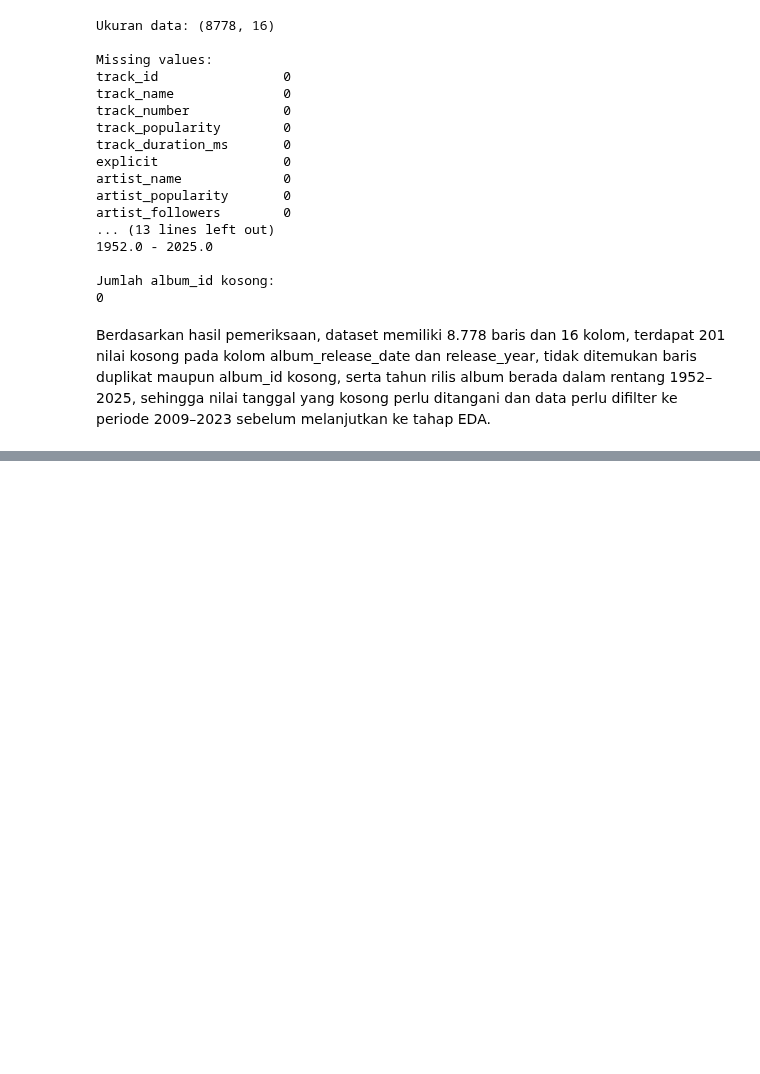
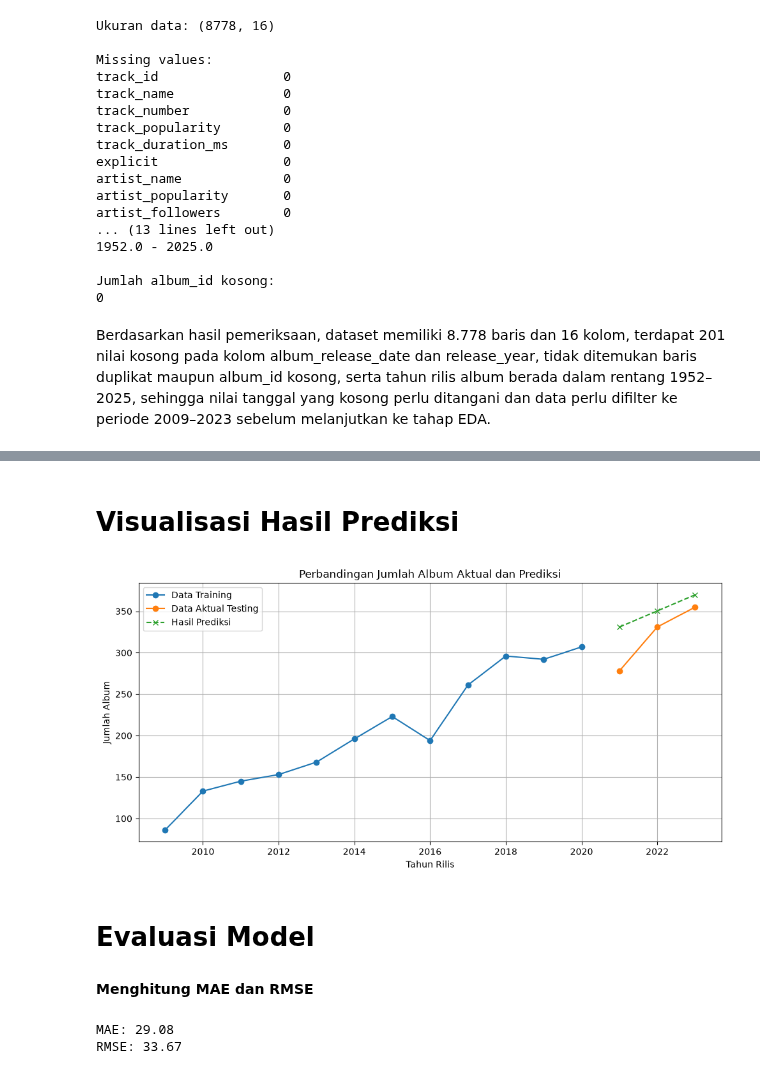
Before and after one commit to ZaharaNauli/spotify-machine-learning, a Jupyter notebook: archive/MachineLearning.ipynb, the cells around one changed output, grey strips where cells are left out. Drawn from its saved outputs; the diff is of its cells as text; code cells hidden in the pictures; blank space fills up the shorter version.

```diff
--- a/archive/MachineLearning.ipynb
+++ b/archive/MachineLearning.ipynb
@@ -474,0 +920,9 @@ Berdasarkan hasil pemeriksaan, dataset memiliki 8.778 baris dan 16 kolom, terdap
+# %%
+X_train = X[X['release_year'] <= 2020]
+X_test = X[X['release_year'] > 2020]
+
+y_train = y.loc[X_train.index]
+y_test = y.loc[X_test.index]
+
+print("Jumlah data training:", len(X_train))
+print("Jumlah data testing:", len(X_test))
@@ -474,0 +936,6 @@ Berdasarkan hasil pemeriksaan, dataset memiliki 8.778 baris dan 16 kolom, terdap
+# %%
+from sklearn.linear_model import LinearRegression
+
+model = LinearRegression()
+# %%
+model.fit(X_train, y_train)
@@ -474,0 +953,5 @@ Berdasarkan hasil pemeriksaan, dataset memiliki 8.778 baris dan 16 kolom, terdap
+# %%
+y_pred = model.predict(X_test)
+
+print("Hasil prediksi:")
+print(y_pred)
@@ -474,0 +982,57 @@ Berdasarkan hasil pemeriksaan, dataset memiliki 8.778 baris dan 16 kolom, terdap
+# %% [markdown]
+# **Visualisasi Hasil Prediksi**
+# %%
+import matplotlib.pyplot as plt
+
+plt.figure(figsize=(10, 5))
+
+plt.plot(
+    X_train['release_year'],
+    y_train,
+    marker='o',
+    label='Data Training'
+)
+
+plt.plot(
+    X_test['release_year'],
+    y_test,
+    marker='o',
+    label='Data Aktual Testing'
+)
+
+plt.plot(
+    X_test['release_year'],
+    y_pred,
+    marker='x',
+    linestyle='--',
+    label='Hasil Prediksi'
+)
+
+plt.xlabel('Tahun Rilis')
+plt.ylabel('Jumlah Album')
+plt.title('Perbandingan Jumlah Album Aktual dan Prediksi')
+plt.legend()
+plt.grid(True)
+plt.tight_layout()
+plt.show()
+# %% [output]
+[figure, added]
+# %% [markdown]
+# **Evaluasi Model**
+# %% [markdown]
+**Menghitung MAE dan RMSE**
+# %%
+from sklearn.metrics import mean_absolute_error, mean_squared_error
+import numpy as np
+
+mae = mean_absolute_error(y_test, y_pred)
+
+rmse = np.sqrt(
+    mean_squared_error(y_test, y_pred)
+)
+
+print("MAE:", round(mae, 2))
+print("RMSE:", round(rmse, 2))
+# %% [output]
+MAE: 29.08
+RMSE: 33.67
```
Also changed, not shown: parts of 67 cells of this notebook.
